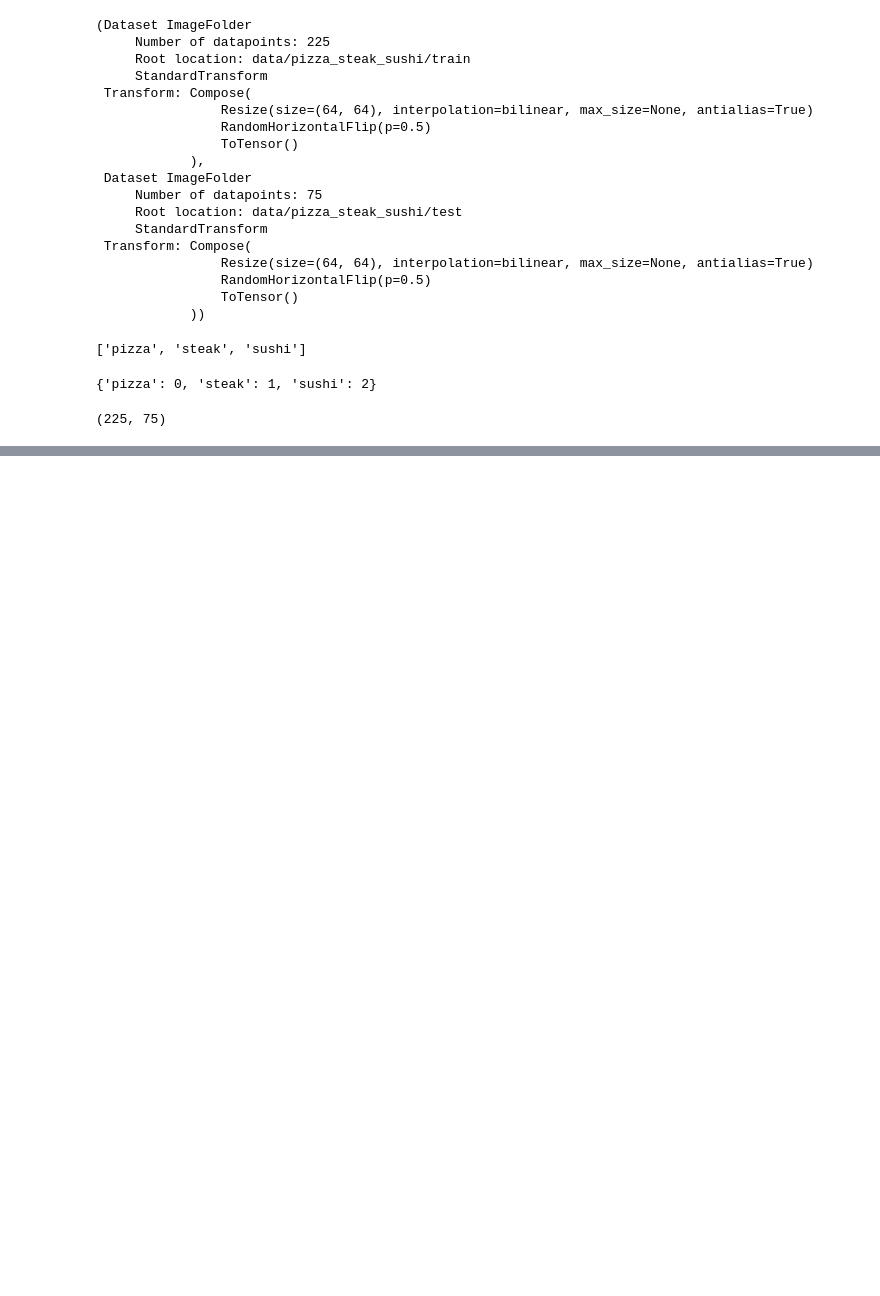
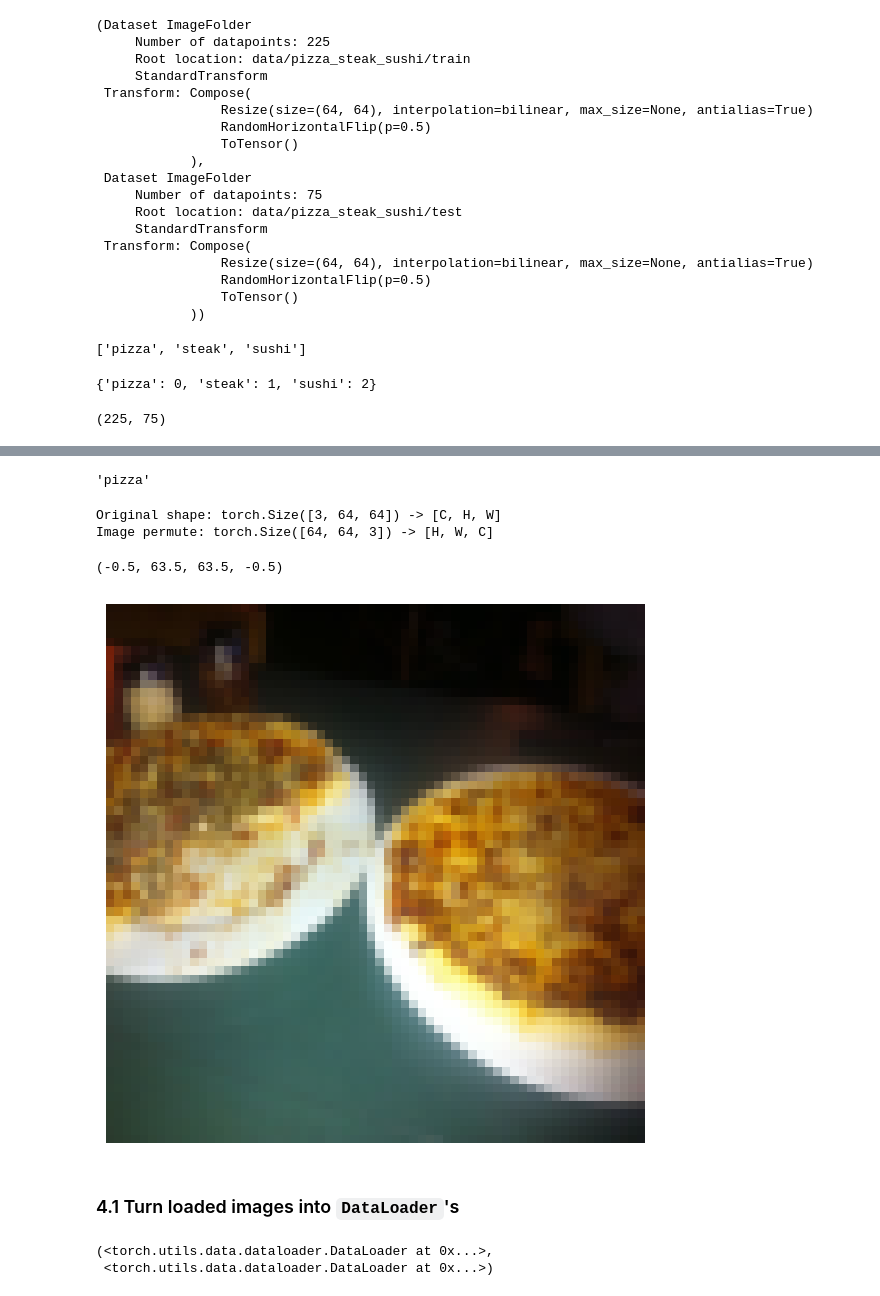
Before and after one commit to Paola2233/PyTorch-Fundamentals, a Jupyter notebook: notebooks/04_pytorch_custom_datasets.ipynb, the cells around one changed output, grey strips where cells are left out. Saved outputs shown, nothing was run; the diff lists cells and outputs as text; code cells hidden in the pictures; blank space fills up the shorter version.

```diff
--- a/notebooks/04_pytorch_custom_datasets.ipynb
+++ b/notebooks/04_pytorch_custom_datasets.ipynb
@@ -251,3 +251,7 @@ class_dict
 len(train_data), len(test_data)
 # %% [output]
 (225, 75)
+# %%
+# Index on the train_data dataset to get a single image and label
+img, label = train_data[0][0], train_data[0][1]
+img
@@ -253,0 +276,41 @@ len(train_data), len(test_data)
+# %%
+class_names[label]
+# %% [output]
+'pizza'
+# %%
+# Rearrange the order dimensions
+img_permute = img.permute(1, 2, 0)
+
+# Print out the shapes
+print(f"Original shape: {img.shape} -> [C, H, W]")
+print(f"Image permute: {img_permute.shape} -> [H, W, C]")
+
+# Plot the image
+plt.figure(figsize=(10,7))
+plt.imshow(img_permute)
+plt.axis(False)
+# %% [output]
+Original shape: torch.Size([3, 64, 64]) -> [C, H, W]
+Image permute: torch.Size([64, 64, 3]) -> [H, W, C]
+(-0.5, 63.5, 63.5, -0.5)
+[figure, added]
+# %% [markdown]
+### 4.1 Turn loaded images into `DataLoader`'s
+# %%
+# Turn train and test dataset into DataLoader
+import os
+from torch.utils.data import DataLoader
+
+BATCH_SIZE = 32
+train_dataloader = DataLoader(dataset=train_data,
+                              batch_size=BATCH_SIZE,
+                              num_workers=os.cpu_count(),
+                              shuffle=True)
+test_dataloader = DataLoader(dataset=test_data,
+                              batch_size=BATCH_SIZE,
+                              num_workers=os.cpu_count(),
+                              shuffle=False)
+train_dataloader, test_dataloader
+# %% [output]
+(<torch.utils.data.dataloader.DataLoader at 0x...>,
+ <torch.utils.data.dataloader.DataLoader at 0x...>)
```
Also changed, not shown: parts of 25 cells of this notebook.
